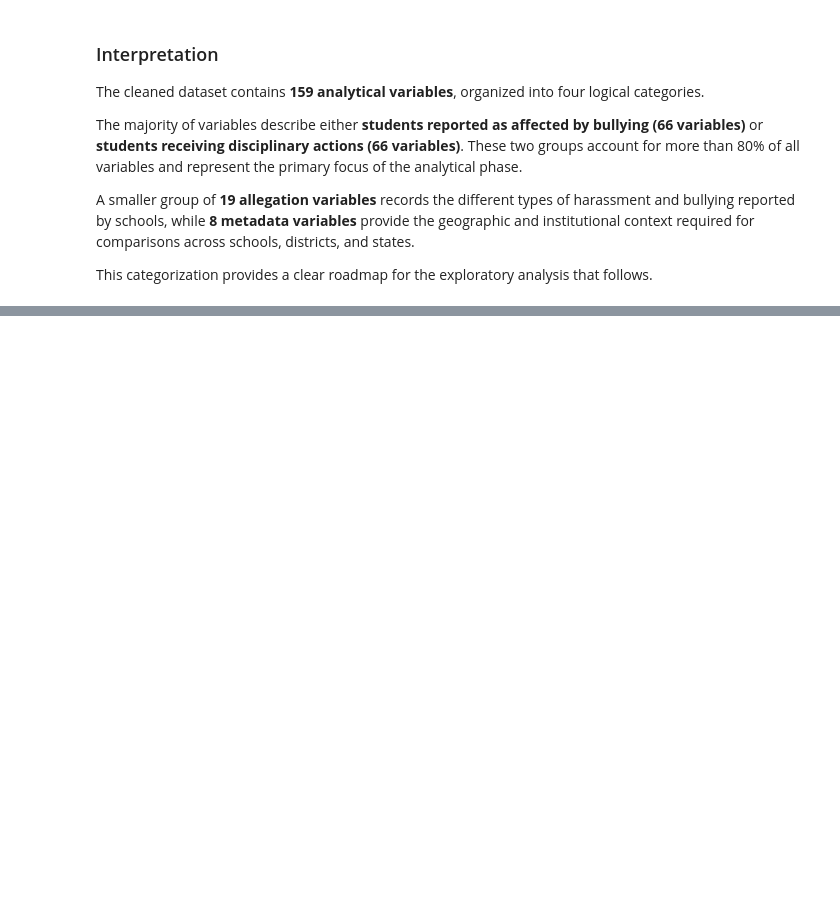
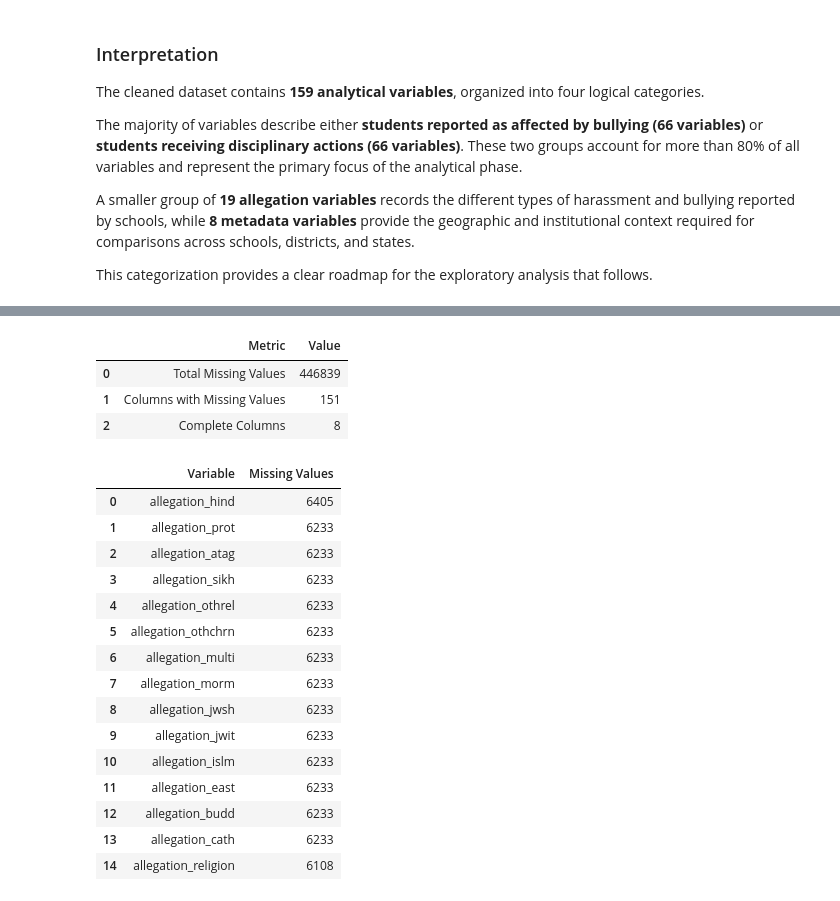
Before and after one commit to MrMcYoldas/school-bullying-analysis-crdc, a Jupyter notebook: notebooks/03_Exploratory_Analysis.ipynb, the cells around one changed output, grey strips where cells are left out. Saved outputs shown, nothing was run; the diff lists cells and outputs as text; code cells hidden in the pictures; blank space fills up the shorter version.

```diff
--- a/notebooks/03_Exploratory_Analysis.ipynb
+++ b/notebooks/03_Exploratory_Analysis.ipynb
@@ -334,0 +364,59 @@ This categorization provides a clear roadmap for the exploratory analysis that f
+# %%
+# =====================================================
+# Missing Value Summary
+# =====================================================
+
+missing_summary = pd.DataFrame({
+    "Metric": [
+        "Total Missing Values",
+        "Columns with Missing Values",
+        "Complete Columns"
+    ],
+    "Value": [
+        df.isna().sum().sum(),
+        (df.isna().sum() > 0).sum(),
+        (df.isna().sum() == 0).sum()
+    ]
+})
+
+missing_summary
+# %% [output]
+|  | Metric | Value |
+| 0 | Total Missing Values | 446839 |
+| 1 | Columns with Missing Values | 151 |
+| 2 | Complete Columns | 8 |
+# %%
+# =====================================================
+# Top Variables with Missing Values
+# =====================================================
+
+missing_columns = (
+    df.isna()
+      .sum()
+      .sort_values(ascending=False)
+      .reset_index()
+)
+
+missing_columns.columns = [
+    "Variable",
+    "Missing Values"
+]
+
+missing_columns.head(15)
+# %% [output]
+|  | Variable | Missing Values |
+| 0 | allegation_hind | 6405 |
+| 1 | allegation_prot | 6233 |
+| 2 | allegation_atag | 6233 |
+| 3 | allegation_sikh | 6233 |
+| 4 | allegation_othrel | 6233 |
+| 5 | allegation_othchrn | 6233 |
+| 6 | allegation_multi | 6233 |
+| 7 | allegation_morm | 6233 |
+| 8 | allegation_jwsh | 6233 |
+| 9 | allegation_jwit | 6233 |
+| 10 | allegation_islm | 6233 |
+| 11 | allegation_east | 6233 |
+| 12 | allegation_budd | 6233 |
+| 13 | allegation_cath | 6233 |
+| 14 | allegation_religion | 6108 |
```
Also changed, not shown: parts of 5 cells of this notebook.
